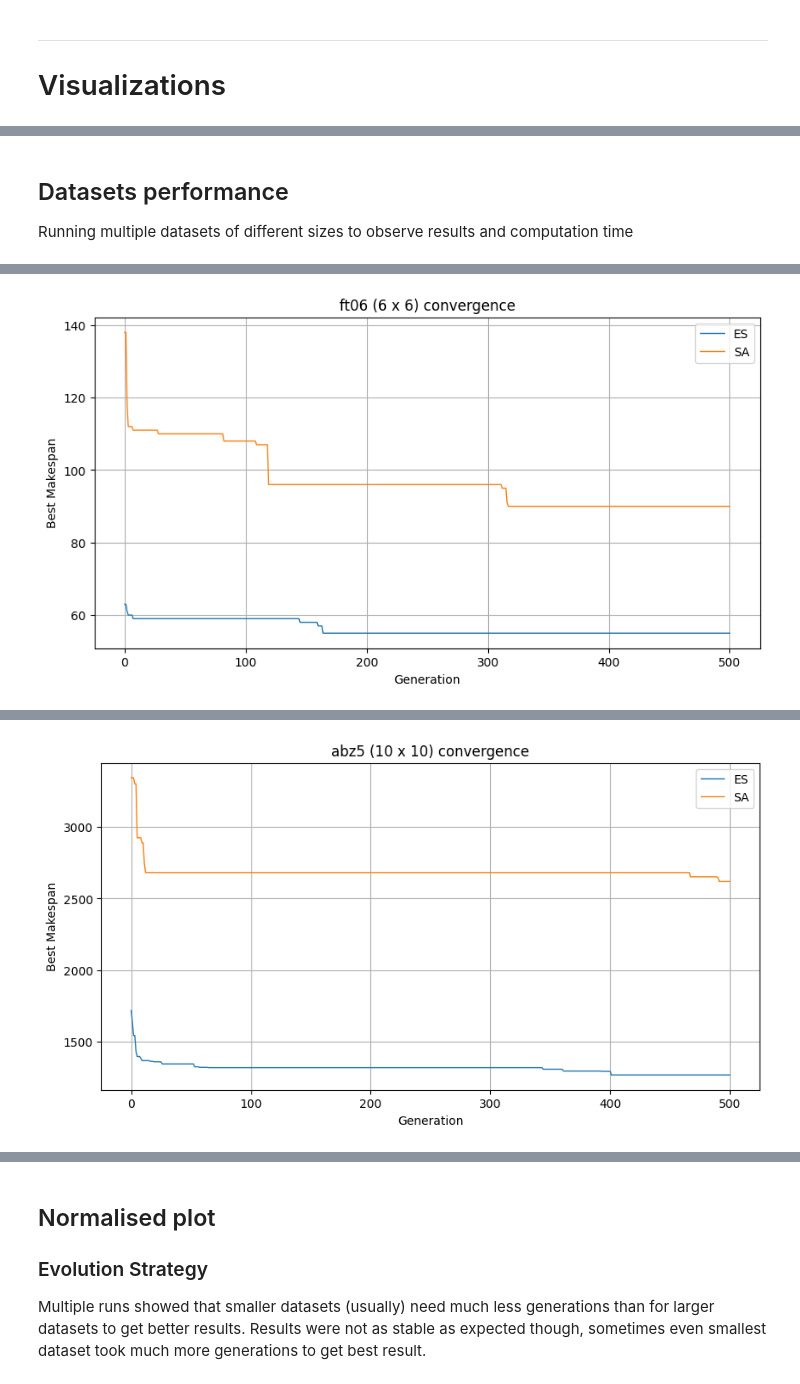
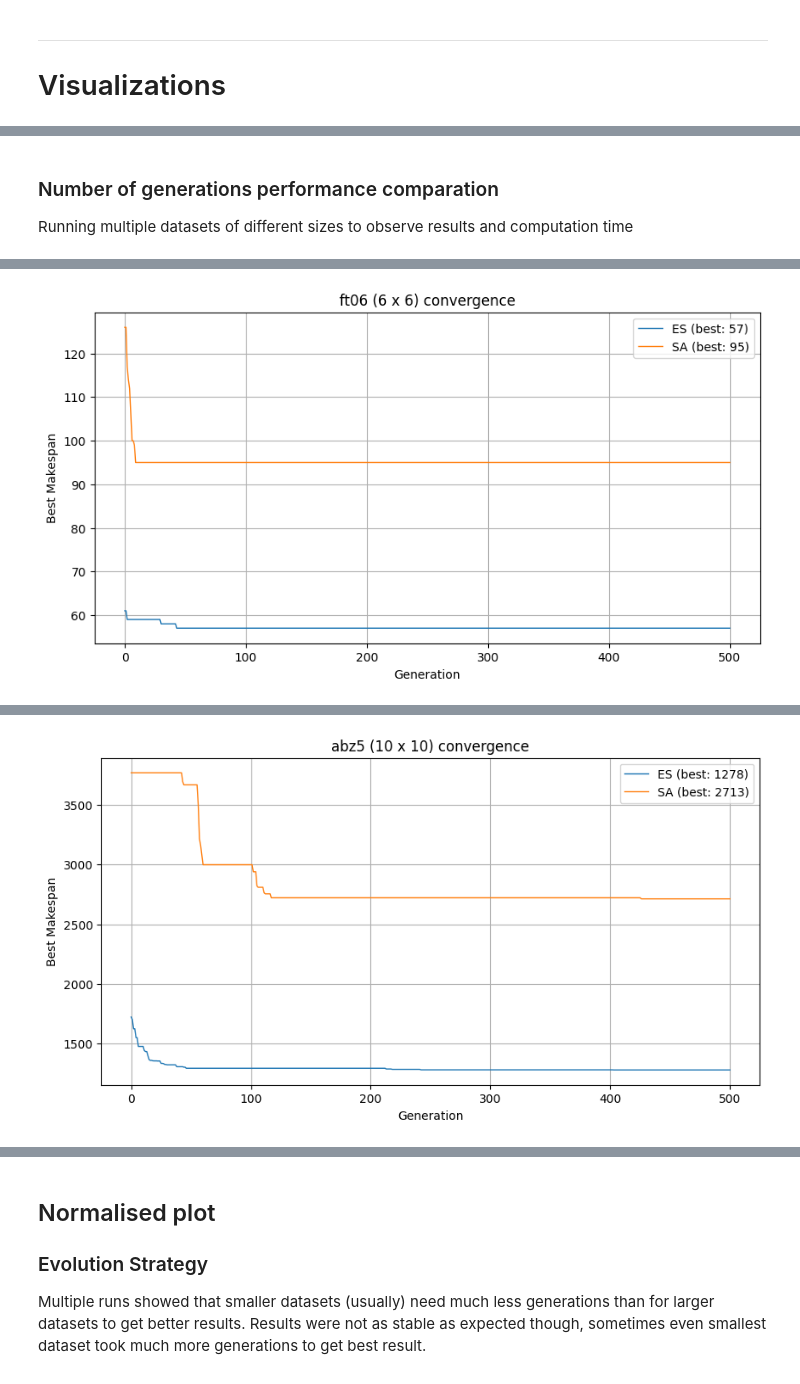
Before and after one commit to andrej-kutny/iops-roa, a Jupyter notebook: iops-roa-giustacchini-kutny.ipynb, the cells around one changed output, grey strips where cells are left out. Saved outputs shown, nothing was run; the diff lists cells and outputs as text; code cells hidden in the pictures.

Commit message:
visualisation added

```diff
--- a/iops-roa-giustacchini-kutny.ipynb
+++ b/iops-roa-giustacchini-kutny.ipynb
@@ -161,12 +161,13 @@ def tweak_candidate_solution(candidate_solution):
 Why this function has been chosen as the trajectory based function?
 > It is flexible, and allows us to get from high exploration at the beginning to high exploitation at the end.
 # %%
-def simulated_annealing(input_solution, data, t = 120, target_time = 60, max_elapsed_time = float('inf')):
+def simulated_annealing(input_solution, data, t = 120, target_time = 60, max_elapsed_time = 86400.):
     start_time = time.time()
     candidate_solution = input_solution.copy()
     best_solution = candidate_solution.copy()
     best_makespan = compute_sa_makespan(best_solution, data)
     history = [best_makespan]
+    time_history = [(0.0, best_makespan)]
     while t > 0 and best_makespan > target_time and time.time() - start_time < max_elapsed_time:
         tweaked_solution = tweak_candidate_solution(candidate_solution.copy())
         tweaked_makespan = compute_sa_makespan(tweaked_solution, data)
@@ -180,10 +181,11 @@ def simulated_annealing(input_solution, data, t = 120, target_time = 60, max_ela
             best_solution = candidate_solution.copy()
             best_makespan = candidate_makespan
         history.append(best_makespan)
+        time_history.append((time.time() - start_time, best_makespan))
         t -= 1
 
-
-    return best_solution, best_makespan, history
+    elapsed = time.time() - start_time
+    return best_solution, best_makespan, history, time_history, elapsed
 # %% [markdown]
 ### Testing functions for dataset abz5
 # %%
@@ -191,7 +193,7 @@ result_from_dataset = load_from_dataset('abz5')
 num_jobs, num_machines, _ = result_from_dataset.shape
 candidate_solution = generate_random_solution(num_jobs, num_machines)
 print(candidate_solution, compute_sa_makespan(candidate_solution, result_from_dataset))
-best_solution, best_makespan, _ = simulated_annealing(candidate_solution, result_from_dataset)
+best_solution, best_makespan, _, _, elapsed = simulated_annealing(candidate_solution, result_from_dataset)
 print(best_solution, best_makespan)
 # %% [output]
 [2 2 6 1 3 9 6 1 0 1 9 0 0 9 3 4 0 0 4 1 7 3 2 4 7 2 4 8 0 7 9 3 4 6 1 5 6
@@ -282,7 +284,7 @@ def self_adaptation(sigma, success_count, total_offspring, c, sigma_min=1.0, sig
 
 Implementation of **Algorithm 19** from the Essentials of Metaheuristics by Sean Luke
 # %%
-def evolution_strategy(data, mu, lam, max_generations, c=0.85, max_elapsed_time = float('inf')):
+def evolution_strategy(data, mu, lam, max_generations, c=0.85, max_elapsed_time = 86400.):
     assert c < 1. and c > 0., f"c must be in range (0, 1)"
     start_time = time.time()
     num_jobs, num_machines, _ = data.shape
@@ -301,6 +303,7 @@ def evolution_strategy(data, mu, lam, max_generations, c=0.85, max_elapsed_time
     best_individual = population[best_idx].copy()
     best_makespan = fitness[best_idx]
     history = [best_makespan]
+    time_history = [(0.0, best_makespan)]
 
     for gen in range(max_generations):
         elapsed_time = time.time() - start_time
@@ -353,8 +356,10 @@ def evolution_strategy(data, mu, lam, max_generations, c=0.85, max_elapsed_time
             best_makespan = fitness[gen_best_idx]
 
         history.append(best_makespan)
+        time_history.append((time.time() - start_time, best_makespan))
 
-    return best_individual, best_makespan, history
+    elapsed = time.time() - start_time
+    return best_individual, best_makespan, history, time_history, elapsed
 # %% [markdown]
 ---
 
@@ -362,5 +419,6 @@ def evolution_strategy(data, mu, lam, max_generations, c=0.85, max_elapsed_time
 # %% [markdown]
-## Datasets performance
+
+### Number of generations performance comparation
 
 Running multiple datasets of different sizes to observe results and computation time
 # %%
@@ -375,24 +433,20 @@ for dataset_name in ['ft06', 'abz5', 'la36', 'swv10']:
     label = f"{dataset_name} ({num_jobs} x {num_machines})"
 
     # ES
-    start_time = time.time()
-    _, es_makespan, es_history = evolution_strategy(data, mu=10, lam=70, max_generations=GENERATIONS)
-    es_time = time.time() - start_time
+    _, es_makespan, es_history, _, es_time = evolution_strategy(data, mu=10, lam=70, max_generations=GENERATIONS)
     print(f"ES - {label} - Best makespan found: {es_makespan}, finished in {es_time:.2f} seconds")
     es_full_history.append((es_history, label))
 
     # SA
-    start_time = time.time()
     candidate_solution = generate_random_solution(num_jobs, num_machines)
-    _, sa_makespan, sa_history = simulated_annealing(candidate_solution, data, t=GENERATIONS, target_time=0)
-    sa_time = time.time() - start_time
+    _, sa_makespan, sa_history, _, sa_time = simulated_annealing(candidate_solution, data, t=GENERATIONS, target_time=0)
     print(f"SA - {label} - Best makespan found: {sa_makespan}, finished in {sa_time:.2f} seconds")
     sa_full_history.append((sa_history, label))
 
     # Plotting
     plt.figure(figsize=(10, 5))
-    plt.plot(es_history, linewidth=1, label='ES')
-    plt.plot(sa_history, linewidth=1, label='SA')
+    plt.plot(es_history, linewidth=1, label=f'ES (best: {es_makespan})')
+    plt.plot(sa_history, linewidth=1, label=f'SA (best: {sa_makespan})')
     plt.xlabel('Generation')
     plt.ylabel('Best Makespan')
     plt.title(f'{label} convergence')
@@ -405 +459 @@ for dataset_name in ['ft06', 'abz5', 'la36', 'swv10']:
-[figure, old version]
+[figure, new version]
@@ -408 +462 @@ for dataset_name in ['ft06', 'abz5', 'la36', 'swv10']:
-[figure, old version]
+[figure, new version]
```
Also changed, not shown: parts of 5 cells of this notebook.
